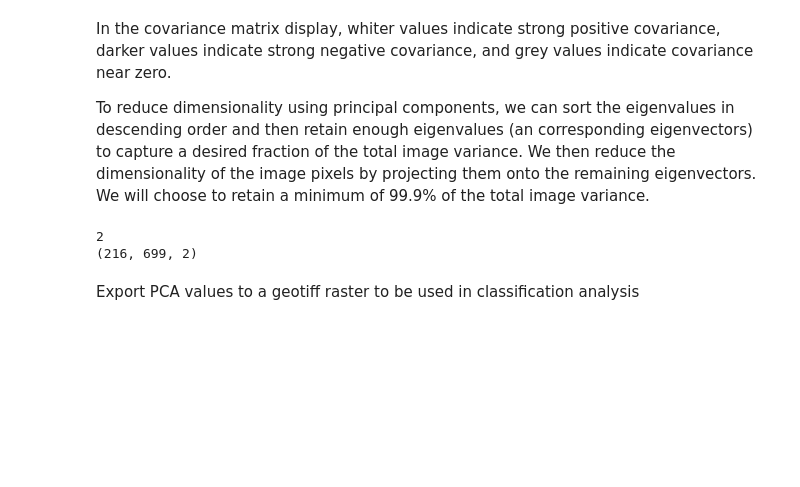
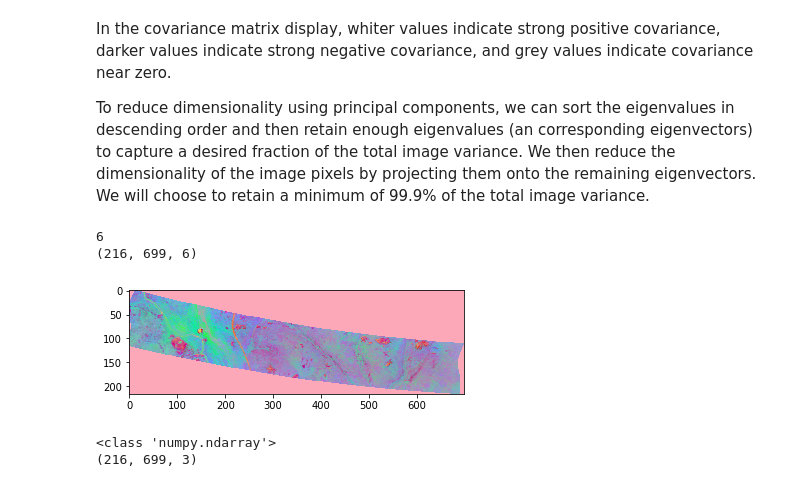
Before and after one commit to sauer3/Laphs, a Jupyter notebook: PCA_of_hyperspectral_components.ipynb, the cells around one changed output. Saved outputs shown, nothing was run; the diff lists cells and outputs as text; code cells hidden in the pictures; blank space fills up the shorter version.

```diff
--- a/PCA_of_hyperspectral_components.ipynb
+++ b/PCA_of_hyperspectral_components.ipynb
@@ -211,19 +238,19 @@ In the covariance matrix display, whiter values indicate strong positive covaria
 
 To reduce dimensionality using principal components, we can sort the eigenvalues in descending order and then retain enough eigenvalues (an corresponding eigenvectors) to capture a desired fraction of the total image variance. We then reduce the dimensionality of the image pixels by projecting them onto the remaining eigenvectors. We will choose to retain a minimum of 99.9% of the total image variance.
 # %%
-pcdata = pc.reduce(num=10).transform(data_clean)
+#pcdata = pc.reduce(num=3).transform(data_clean)
+#print('Shape of pcdada: ', pcdata.shape)
 
-pc_0999 = pc.reduce(fraction=0.9999)
+pc_099 = pc.reduce(fraction=0.999)
 
 # How many eigenvalues are left?
-print(len(pc_0999.eigenvalues))
+print(len(pc_099.eigenvalues))
 
-#img_pc = pc_0999.transform(data_clean)
+img_pc = pc_099.transform(data_clean)
 print(img_pc.shape)
 
-#v = imshow(img_pc[:,:,:5], stretch_all=True)
+v = imshow(img_pc[:,:,:5], stretch_all=True)
 # %% [output]
-2
-(216, 699, 2)
+6
+(216, 699, 6)
+[figure, added]
-# %% [markdown]
- Export PCA values to a geotiff raster to be used in classification analysis
@@ -246,0 +257,6 @@ def array2raster(newRasterfn,rasterOrigin,pixelWidth,pixelHeight,array,epsg):
+# %%
+print(type(img_pc))
+print(img_pc.shape)
+# %% [output]
+<class 'numpy.ndarray'>
+(216, 699, 3)
```
Also changed, not shown: parts of 9 cells of this notebook.
